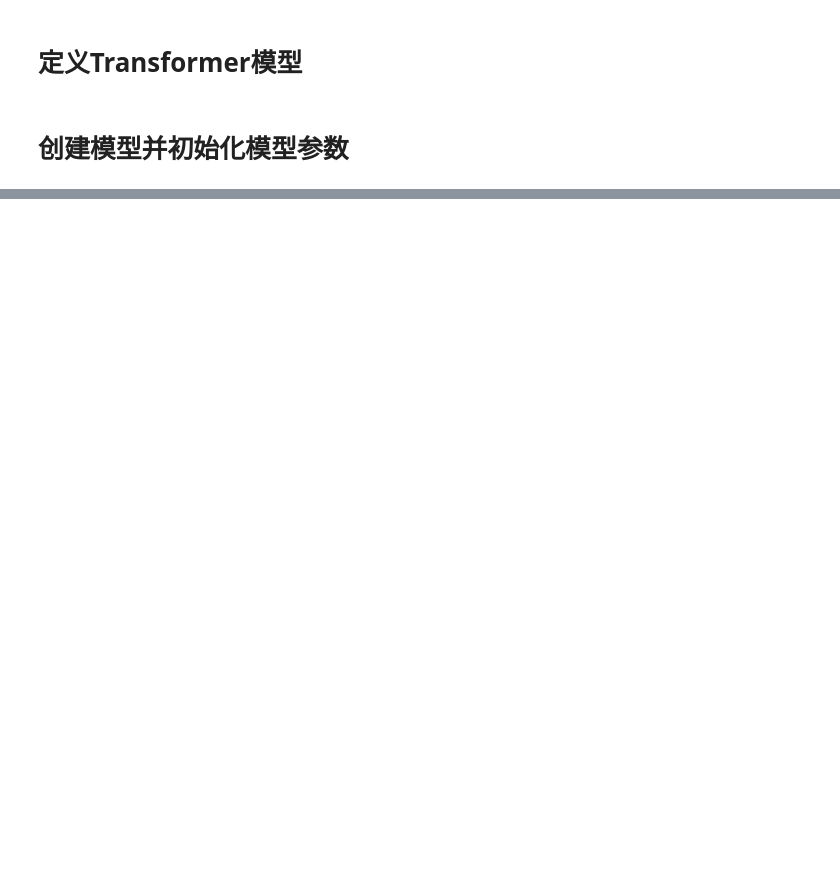
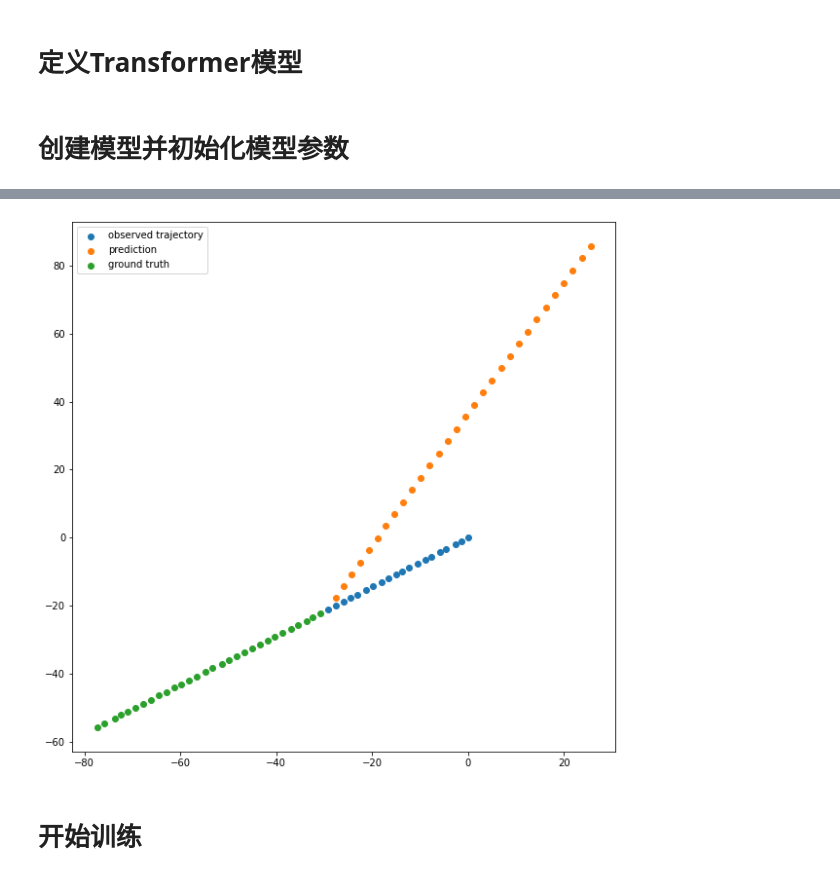
Before and after one commit to curow/vehicle-trajectory-prediction, a Jupyter notebook: notebooks/ReformattedTransformer.ipynb, the cells around one changed output, grey strips where cells are left out. Cells and saved outputs as stored; diff of their text form; code cells hidden in the pictures; blank space fills up the shorter version.

Commit message:
implemented whole process of transformer's train, eval and prediction function

```diff
--- a/notebooks/ReformattedTransformer.ipynb
+++ b/notebooks/ReformattedTransformer.ipynb
@@ -235,0 +277,14 @@ TrajectoryTransformer(
+# %%
+def EuclideanDistanceLoss(output, target):
+    """
+    output shape: (30, batch size, 2), 为预测的车辆速度
+    target shape is the same, 为车辆速度真值
+    这里我们计算所有预测速度和真实速度的欧几里得距离，然后将计算结果取平均得到我们的损失
+    """
+    output = output.contiguous().view(-1, 2)
+    target = target.contiguous().view(-1, 2)
+    return F.pairwise_distance(output, target).mean()
+
+for x, y in train_loader:
+    print(EuclideanDistanceLoss(x, -x))
+    break
@@ -235,0 +373,35 @@ TrajectoryTransformer(
+# %%
+def vels_to_coords(vels, start = np.zeros((1, 2))):
+    xy = np.zeros(vels.shape)
+    xy[0] = start
+    for i in range(1, vels.shape[0]):
+        xy[i] = vels[i]
+        xy[i] += xy[i - 1]
+    return xy
+
+def plot_trajectory(prediction, groud_truth = None, obs_len = 20, start = np.zeros((1, 2))):
+    pred_xy = vels_to_coords(prediction, start)
+    figure = plt.figure(figsize=(10,10))
+    plt.scatter(pred_xy[:obs_len, 0], pred_xy[:obs_len, 1], label="observed trajectory")
+    plt.scatter(pred_xy[obs_len:, 0], pred_xy[obs_len:, 1], label="prediction")
+    if groud_truth is not None:
+        gt_xy = vels_to_coords(groud_truth, start)
+        plt.scatter(gt_xy[obs_len:, 0], gt_xy[obs_len:, 1], label="ground truth")
+    plt.legend()
+    return figure
+# %%
+def plot_random_sample(model, dataset):
+    idx = random.randrange(len(dataset))
+    x, y = dataset[idx]
+    y_pred = predict(model, x)
+    y_pred = y_pred.cpu().numpy()
+    x, y = x.cpu().numpy(), y.cpu().numpy()
+    zero = np.zeros((1, 2))
+    ground_truth = np.concatenate((zero, x, y), axis=0)
+    prediction = np.concatenate((zero, x, y_pred), axis=0)
+    return plot_trajectory(prediction, ground_truth)
+fig = plot_random_sample(model, train_dataset)
+# %% [output]
+[figure, added]
+# %% [markdown]
+# 开始训练
```
Also changed, not shown: parts of 21 cells of this notebook, 1 other file.
